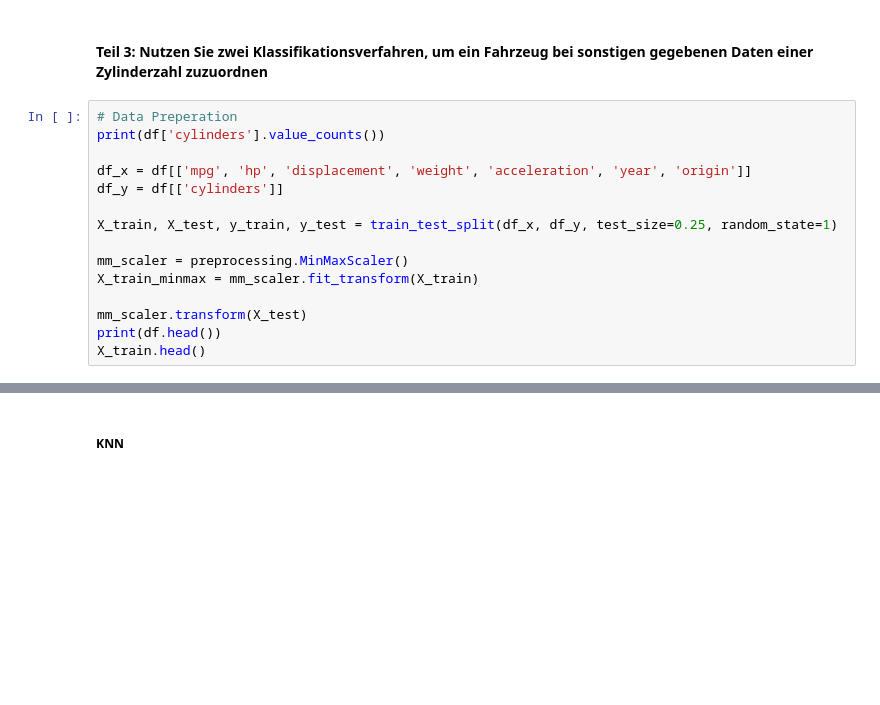
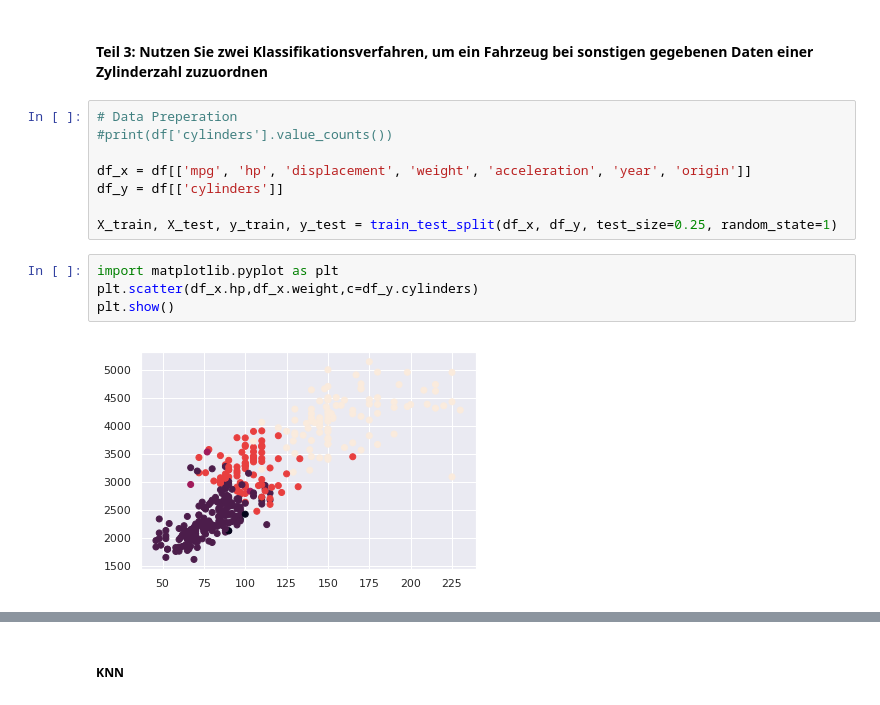
Before and after one commit to emrebesogul/data-science, a Jupyter notebook: Programmentwurf.ipynb, the cells around one changed output, grey strips where cells are left out. Drawn from its saved outputs; the diff is of its cells as text; blank space fills up the shorter version.

```diff
--- a/Programmentwurf.ipynb
+++ b/Programmentwurf.ipynb
@@ -347,16 +325,15 @@ Here is the corresponding plot for your data:
 #### Teil 3: Nutzen Sie zwei Klassifikationsverfahren, um ein Fahrzeug bei sonstigen gegebenen Daten einer Zylinderzahl zuzuordnen
 # %%
 # Data Preperation
-print(df['cylinders'].value_counts())
+#print(df['cylinders'].value_counts())
 
 df_x = df[['mpg', 'hp', 'displacement', 'weight', 'acceleration', 'year', 'origin']]
 df_y = df[['cylinders']]
 
 X_train, X_test, y_train, y_test = train_test_split(df_x, df_y, test_size=0.25, random_state=1)
-
-mm_scaler = preprocessing.MinMaxScaler()
-X_train_minmax = mm_scaler.fit_transform(X_train)
-
-mm_scaler.transform(X_test)
-print(df.head())
-X_train.head()
+# %%
+import matplotlib.pyplot as plt
+plt.scatter(df_x.hp,df_x.weight,c=df_y.cylinders)
+plt.show()
+# %% [output]
+[figure, added]
```
Also changed, not shown: parts of 11 cells of this notebook.
